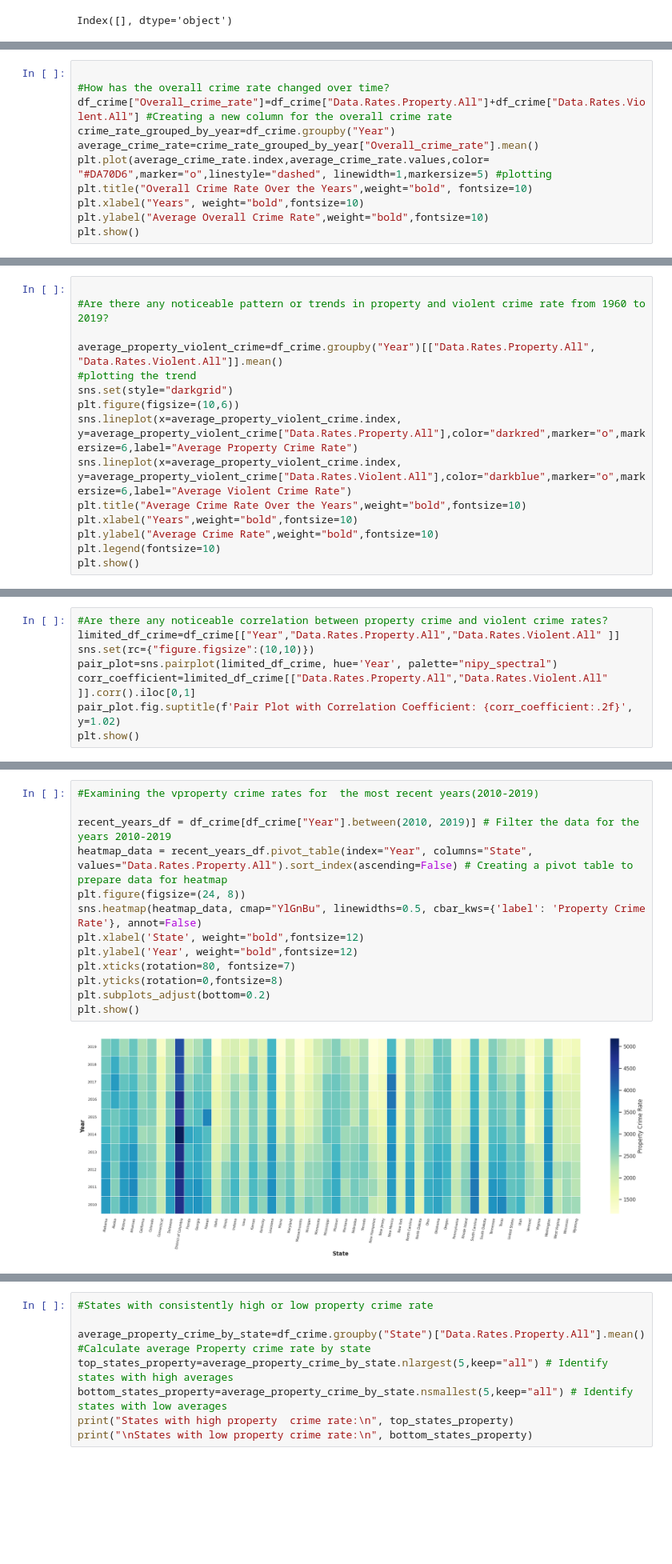
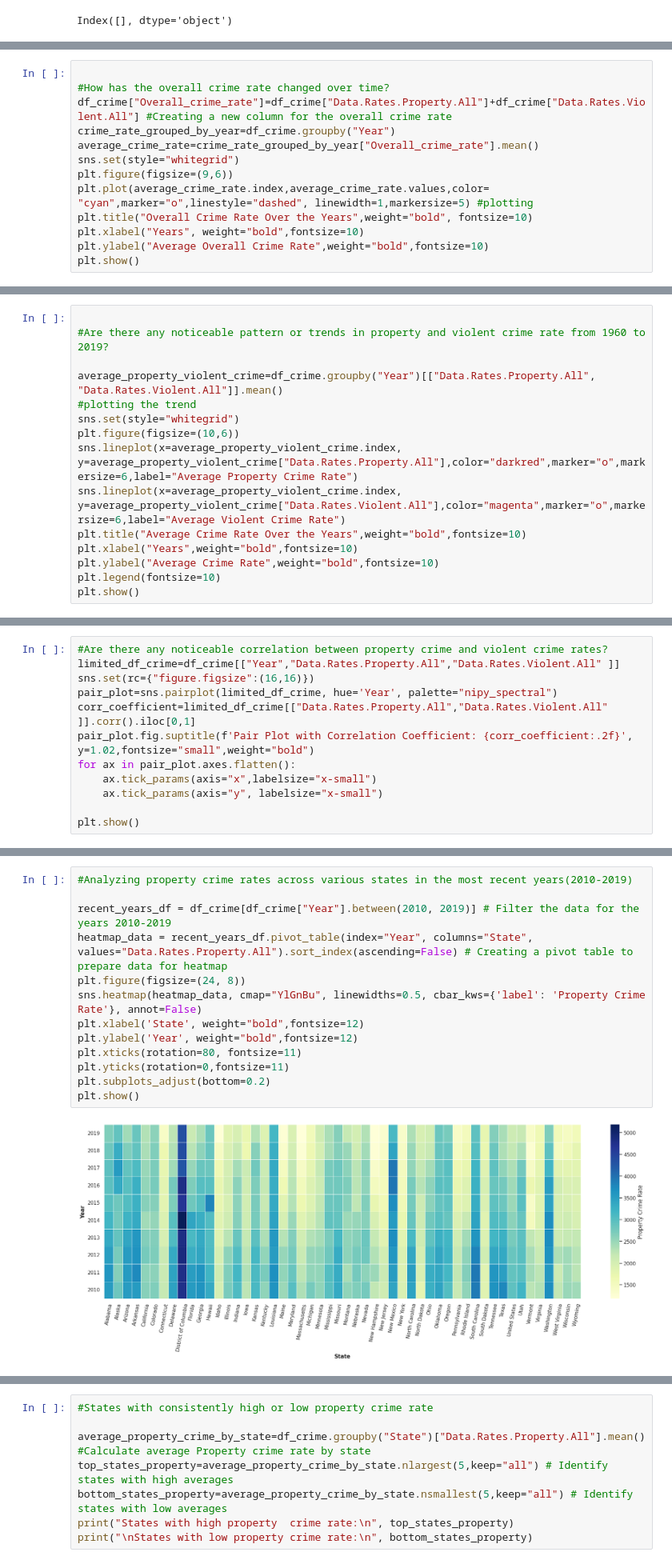
Before and after one commit to HeewaShakib/Crime_Analysis, a Jupyter notebook: Crime.ipynb, the cells around one changed output, grey strips where cells are left out. Shown at 80% size. Drawn from its saved outputs; the diff is of its cells as text; blank space fills up the shorter version.

```diff
--- a/Crime.ipynb
+++ b/Crime.ipynb
@@ -151,7 +152,9 @@ df_crime.describe(include="all") # Summary information on the numeric columns
 df_crime["Overall_crime_rate"]=df_crime["Data.Rates.Property.All"]+df_crime["Data.Rates.Violent.All"] #Creating a new column for the overall crime rate
 crime_rate_grouped_by_year=df_crime.groupby("Year")
 average_crime_rate=crime_rate_grouped_by_year["Overall_crime_rate"].mean()
-plt.plot(average_crime_rate.index,average_crime_rate.values,color= "#DA70D6",marker="o",linestyle="dashed", linewidth=1,markersize=5) #plotting
+sns.set(style="whitegrid")
+plt.figure(figsize=(9,6))
+plt.plot(average_crime_rate.index,average_crime_rate.values,color= "cyan",marker="o",linestyle="dashed", linewidth=1,markersize=5) #plotting
 plt.title("Overall Crime Rate Over the Years",weight="bold", fontsize=10)
 plt.xlabel("Years", weight="bold",fontsize=10)
 plt.ylabel("Average Overall Crime Rate",weight="bold",fontsize=10)
@@ -164,10 +167,10 @@ plt.show()
 
 average_property_violent_crime=df_crime.groupby("Year")[["Data.Rates.Property.All", "Data.Rates.Violent.All"]].mean()
 #plotting the trend
-sns.set(style="darkgrid")
+sns.set(style="whitegrid")
 plt.figure(figsize=(10,6))
 sns.lineplot(x=average_property_violent_crime.index, y=average_property_violent_crime["Data.Rates.Property.All"],color="darkred",marker="o",markersize=6,label="Average Property Crime Rate")
-sns.lineplot(x=average_property_violent_crime.index, y=average_property_violent_crime["Data.Rates.Violent.All"],color="darkblue",marker="o",markersize=6,label="Average Violent Crime Rate")
+sns.lineplot(x=average_property_violent_crime.index, y=average_property_violent_crime["Data.Rates.Violent.All"],color="magenta",marker="o",markersize=6,label="Average Violent Crime Rate")
 plt.title("Average Crime Rate Over the Years",weight="bold",fontsize=10)
 plt.xlabel("Years",weight="bold",fontsize=10)
 plt.ylabel("Average Crime Rate",weight="bold",fontsize=10)
@@ -226,9 +236,13 @@ plt.show()
 # %%
 #Are there any noticeable correlation between property crime and violent crime rates?
 limited_df_crime=df_crime[["Year","Data.Rates.Property.All","Data.Rates.Violent.All" ]]
-sns.set(rc={"figure.figsize":(10,10)})
+sns.set(rc={"figure.figsize":(16,16)})
 pair_plot=sns.pairplot(limited_df_crime, hue='Year', palette="nipy_spectral")
 corr_coefficient=limited_df_crime[["Data.Rates.Property.All","Data.Rates.Violent.All" ]].corr().iloc[0,1]
-pair_plot.fig.suptitle(f'Pair Plot with Correlation Coefficient: {corr_coefficient:.2f}', y=1.02)
+pair_plot.fig.suptitle(f'Pair Plot with Correlation Coefficient: {corr_coefficient:.2f}', y=1.02,fontsize="small",weight="bold")
+for ax in pair_plot.axes.flatten():
+    ax.tick_params(axis="x",labelsize="x-small")
+    ax.tick_params(axis="y", labelsize="x-small")
+
 plt.show()
 # %% [output]
@@ -236,16 +250,16 @@ plt.show()
 # %%
-#Examining the vproperty crime rates for  the most recent years(2010-2019)
+#Analyzing property crime rates across various states in the most recent years(2010-2019)
 
 recent_years_df = df_crime[df_crime["Year"].between(2010, 2019)] # Filter the data for the years 2010-2019
 heatmap_data = recent_years_df.pivot_table(index="Year", columns="State", values="Data.Rates.Property.All").sort_index(ascending=False) # Creating a pivot table to prepare data for heatmap
 plt.figure(figsize=(24, 8))
 sns.heatmap(heatmap_data, cmap="YlGnBu", linewidths=0.5, cbar_kws={'label': 'Property Crime Rate'}, annot=False)
 plt.xlabel('State', weight="bold",fontsize=12)
 plt.ylabel('Year', weight="bold",fontsize=12)
-plt.xticks(rotation=80, fontsize=7)
-plt.yticks(rotation=0,fontsize=8)
+plt.xticks(rotation=80, fontsize=11)
+plt.yticks(rotation=0,fontsize=11)
 plt.subplots_adjust(bottom=0.2)
 plt.show()
 # %% [output]
-[figure, old version]
+[figure, new version]
 # %%
```
Also changed, not shown: parts of 17 cells of this notebook.
